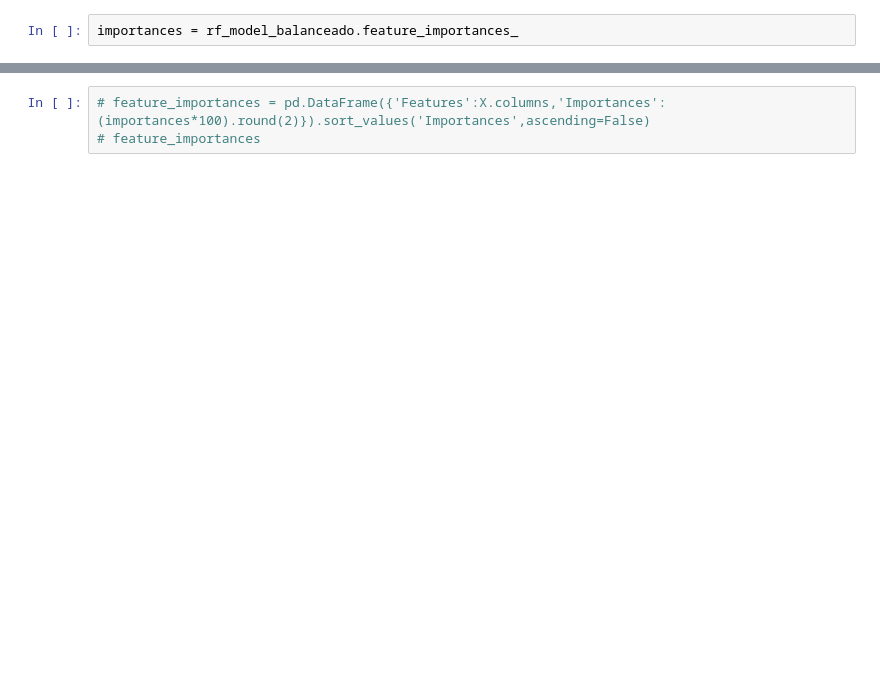
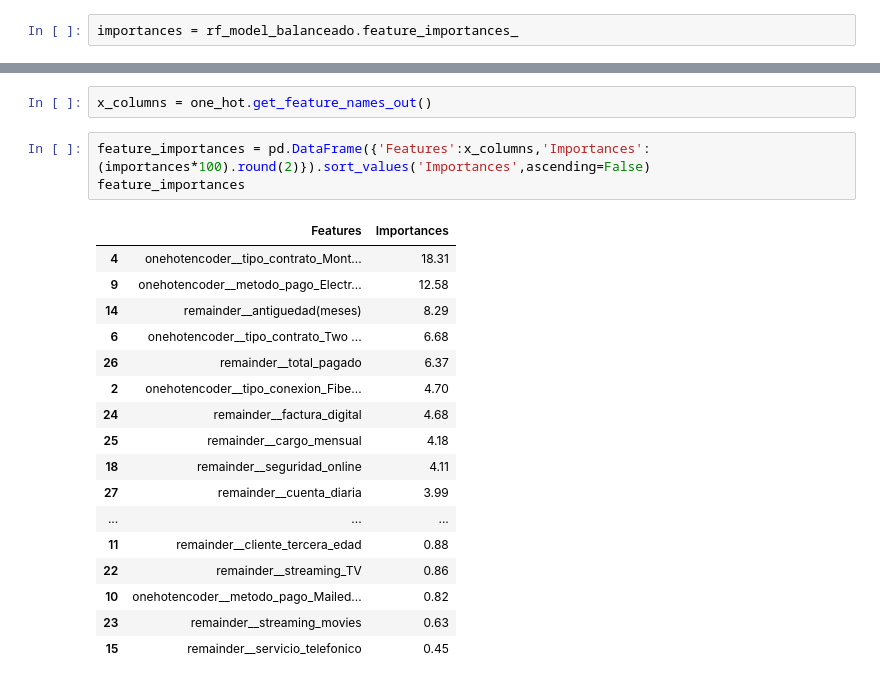
Before and after one commit to Fersh5/TelecomX_2, a Jupyter notebook: telecomX_2.ipynb, the cells around one changed output, grey strips where cells are left out. Saved outputs shown, nothing was run; the diff lists cells and outputs as text; blank space fills up the shorter version.

```diff
--- a/telecomX_2.ipynb
+++ b/telecomX_2.ipynb
@@ -387,3 +389,23 @@ importances = rf_model_balanceado.feature_importances_
+# %%
+x_columns = one_hot.get_feature_names_out()
 # %%
-# feature_importances = pd.DataFrame({'Features':X.columns,'Importances':(importances*100).round(2)}).sort_values('Importances',ascending=False)
-# feature_importances
+feature_importances = pd.DataFrame({'Features':x_columns,'Importances':(importances*100).round(2)}).sort_values('Importances',ascending=False)
+feature_importances
+# %% [output]
+|  | Features | Importances |
+| 4 | onehotencoder__tipo_contrato_Mont... | 18.31 |
+| 9 | onehotencoder__metodo_pago_Electr... | 12.58 |
+| 14 | remainder__antiguedad(meses) | 8.29 |
+| 6 | onehotencoder__tipo_contrato_Two ... | 6.68 |
+| 26 | remainder__total_pagado | 6.37 |
+| 2 | onehotencoder__tipo_conexion_Fibe... | 4.70 |
+| 24 | remainder__factura_digital | 4.68 |
+| 25 | remainder__cargo_mensual | 4.18 |
+| 18 | remainder__seguridad_online | 4.11 |
+| 27 | remainder__cuenta_diaria | 3.99 |
+| ... | ... | ... |
+| 11 | remainder__cliente_tercera_edad | 0.88 |
+| 22 | remainder__streaming_TV | 0.86 |
+| 10 | onehotencoder__metodo_pago_Mailed... | 0.82 |
+| 23 | remainder__streaming_movies | 0.63 |
+| 15 | remainder__servicio_telefonico | 0.45 |
```
Also changed, not shown: parts of 9 cells of this notebook.
